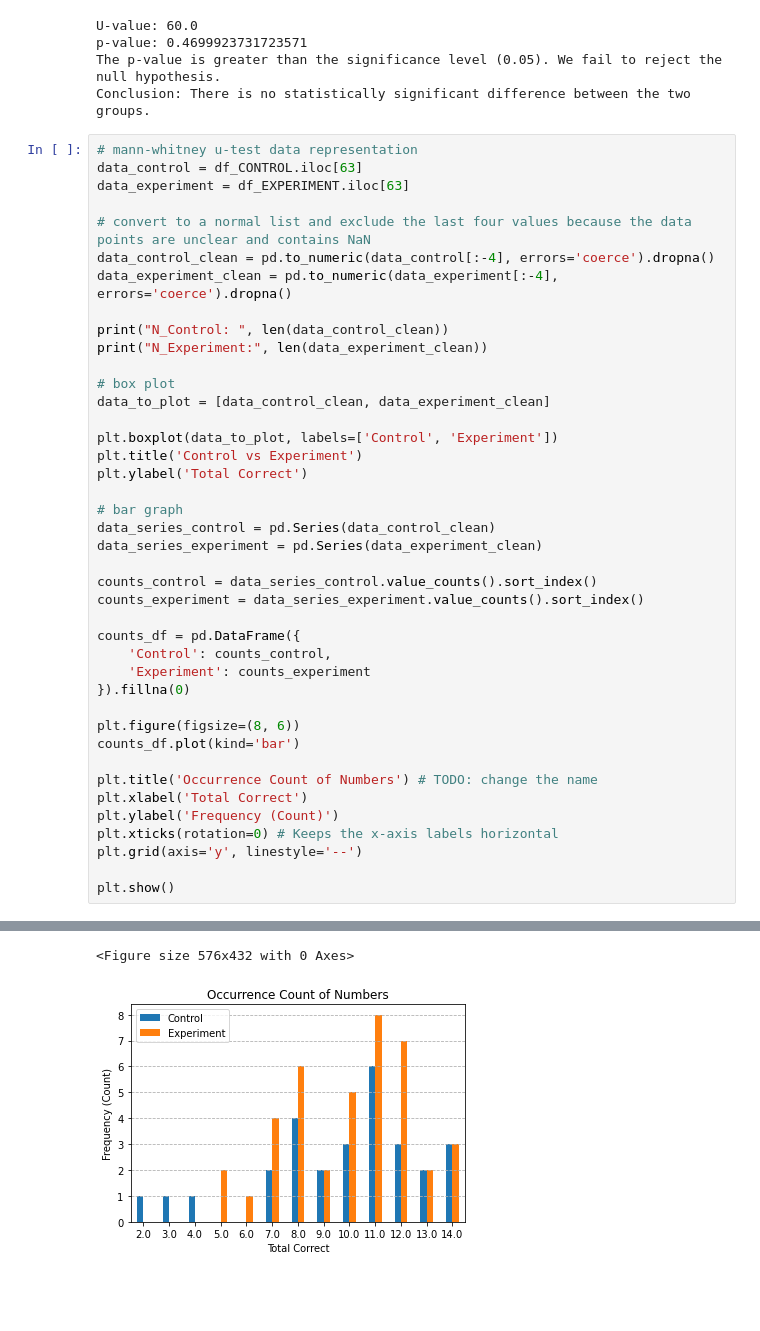
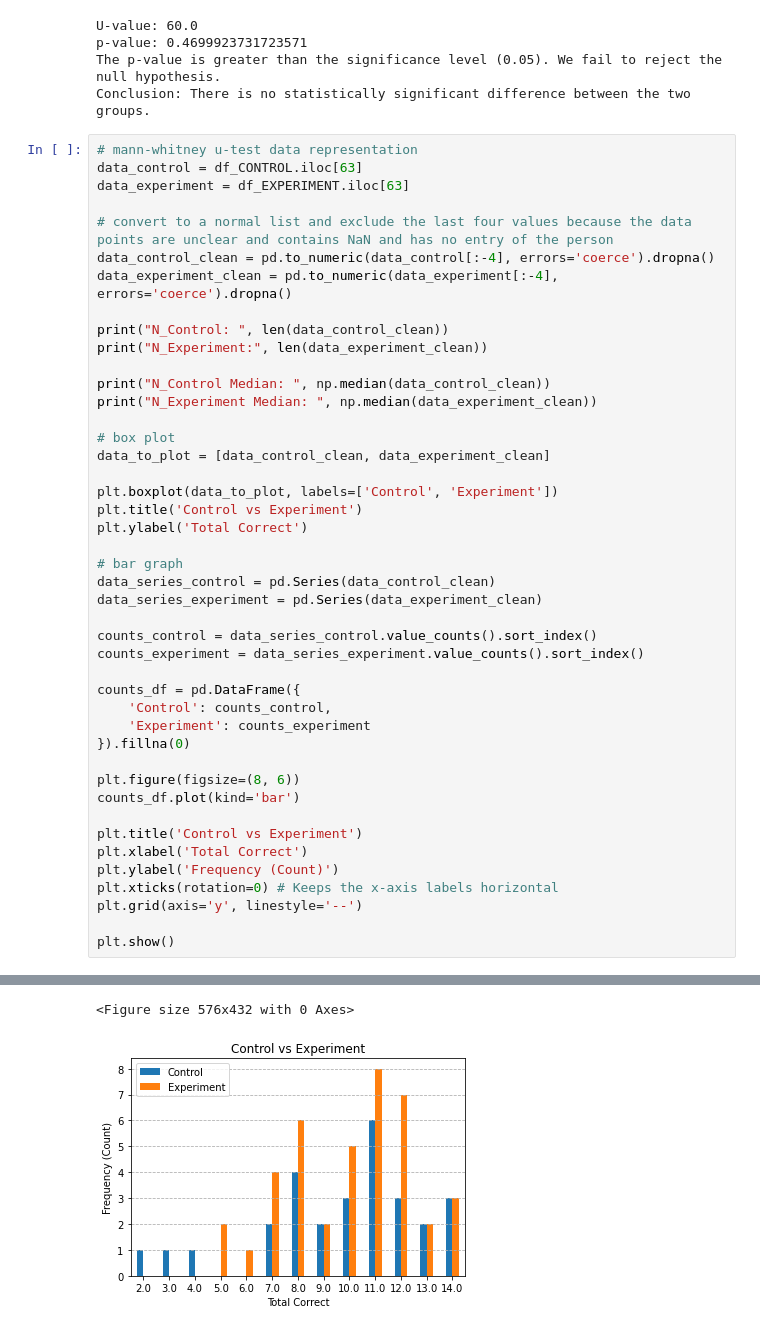
Before and after one commit to ProjectNerva/DataAnalysis, a Jupyter notebook: DataAnalysis.ipynb, the cells around one changed output, grey strips where cells are left out. Drawn from its saved outputs; the diff is of its cells as text; blank space fills up the shorter version.

```diff
--- a/DataAnalysis.ipynb
+++ b/DataAnalysis.ipynb
@@ -66,12 +66,15 @@ Conclusion: There is no statistically significant difference between the two gro
 data_control = df_CONTROL.iloc[63]
 data_experiment = df_EXPERIMENT.iloc[63]
 
-# convert to a normal list and exclude the last four values because the data points are unclear and contains NaN
+# convert to a normal list and exclude the last four values because the data points are unclear and contains NaN and has no entry of the person
 data_control_clean = pd.to_numeric(data_control[:-4], errors='coerce').dropna()
 data_experiment_clean = pd.to_numeric(data_experiment[:-4], errors='coerce').dropna()
 
 print("N_Control: ", len(data_control_clean))
 print("N_Experiment:", len(data_experiment_clean))
+
+print("N_Control Median: ", np.median(data_control_clean))
+print("N_Experiment Median: ", np.median(data_experiment_clean))
 
 # box plot
 data_to_plot = [data_control_clean, data_experiment_clean]
@@ -95,7 +98,7 @@ counts_df = pd.DataFrame({
 plt.figure(figsize=(8, 6))
 counts_df.plot(kind='bar')
 
-plt.title('Occurrence Count of Numbers') # TODO: change the name
+plt.title('Control vs Experiment')
 plt.xlabel('Total Correct')
 plt.ylabel('Frequency (Count)')
 plt.xticks(rotation=0) # Keeps the x-axis labels horizontal
@@ -108,6 +113,6 @@ N_Experiment: 40
 [figure]
 <Figure size 576x432 with 0 Axes>
-[figure, old version]
+[figure, new version]
 # %%
 # mann-whitney test using Q60 row
 
```
Also changed, not shown: parts of 4 cells of this notebook.
